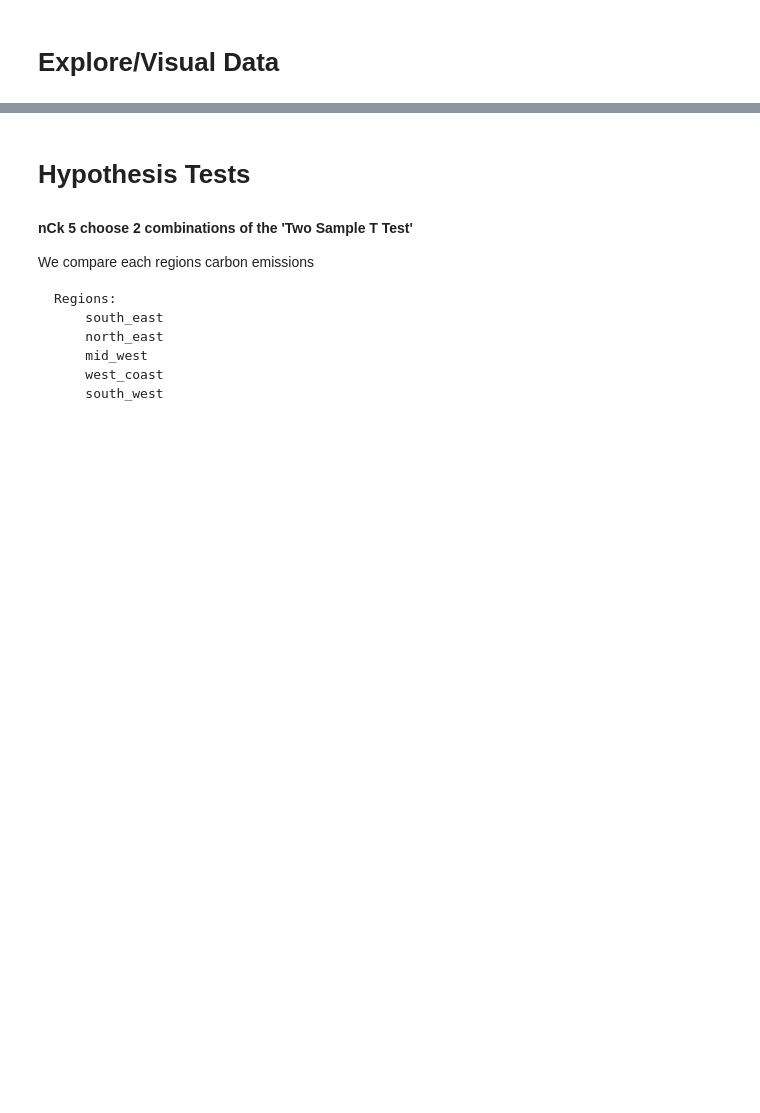
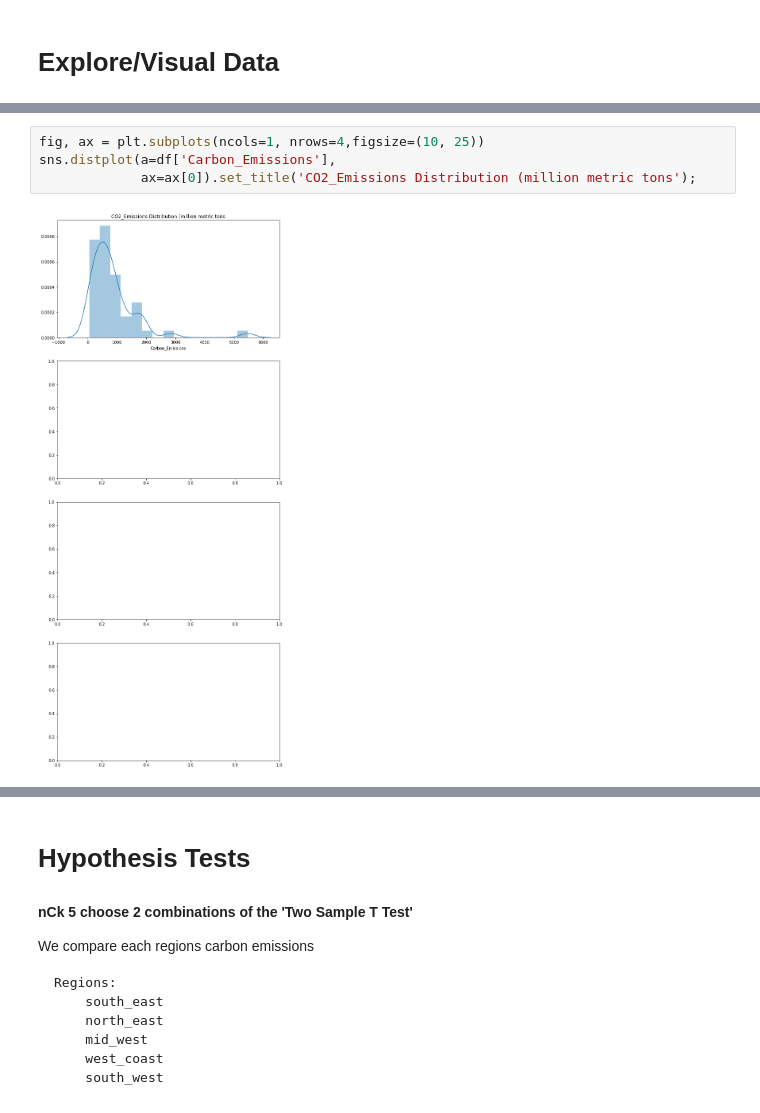
Before and after one commit to LaurentStar/MOD3_Project, a Jupyter notebook: master.ipynb, the cells around one changed output, grey strips where cells are left out. Drawn from its saved outputs; the diff is of its cells as text; blank space fills up the shorter version.

Commit message:
Complete dataset, images, hypothesis test

```diff
--- a/master.ipynb
+++ b/master.ipynb
@@ -91,0 +101,6 @@ Population Statistics by year
+# %%
+fig, ax = plt.subplots(ncols=1, nrows=4,figsize=(10, 25))
+sns.distplot(a=df['Carbon_Emissions'],
+             ax=ax[0]).set_title('CO2_Emissions Distribution (million metric tons');
+# %% [output]
+[figure, added]
```
Also changed, not shown: parts of 8 cells of this notebook, 4 other files.
